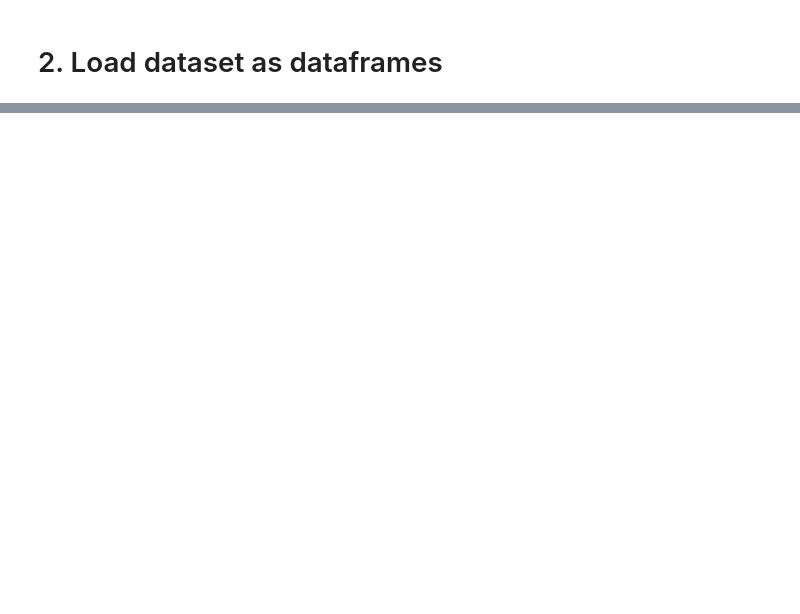
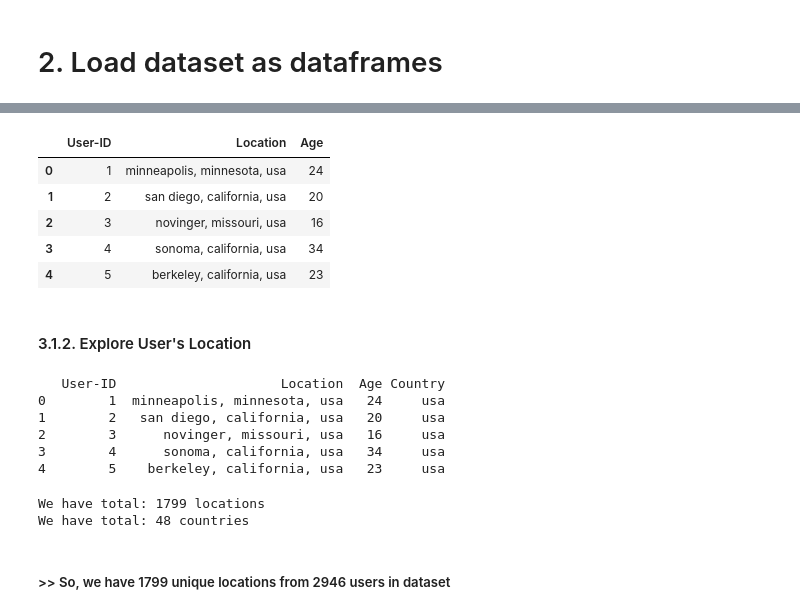
Before and after one commit to TranQuocViet236/RS, a Jupyter notebook: eda_notebook/eda.ipynb, the cells around one changed output, grey strips where cells are left out. Cells and saved outputs as stored; diff of their text form; code cells hidden in the pictures; blank space fills up the shorter version.

```diff
--- a/eda_notebook/eda.ipynb
+++ b/eda_notebook/eda.ipynb
@@ -91,0 +174,11 @@ ParserError: Error tokenizing data. C error: Expected 3 fields in line 3, saw 4
+# %%
+user_info_df.head()
+# %% [output]
+|  | User-ID | Location | Age |
+| 0 | 1 | minneapolis, minnesota, usa | 24 |
+| 1 | 2 | san diego, california, usa | 20 |
+| 2 | 3 | novinger, missouri, usa | 16 |
+| 3 | 4 | sonoma, california, usa | 34 |
+| 4 | 5 | berkeley, california, usa | 23 |
+# %% [markdown]
+#### 3.1.2. Explore User's Location
@@ -91,0 +190,21 @@ ParserError: Error tokenizing data. C error: Expected 3 fields in line 3, saw 4
+# %%
+print(user_info_df.head())
+# %% [output]
+   User-ID                     Location  Age Country
+0        1  minneapolis, minnesota, usa   24     usa
+1        2   san diego, california, usa   20     usa
+2        3      novinger, missouri, usa   16     usa
+3        4      sonoma, california, usa   34     usa
+4        5    berkeley, california, usa   23     usa
+# %%
+# print out all location from all users
+locations = sorted(user_info_df.Location.unique())
+countries = sorted(user_info_df.Country.unique())
+
+print(f'We have total: {len(locations)} locations')
+print(f'We have total: {len(countries)} countries')
+# %% [output]
+We have total: 1799 locations
+We have total: 48 countries
+# %% [markdown]
+##### >> So, we have 1799 unique locations from 2946 users in dataset
```
Also changed, not shown: parts of 43 cells of this notebook, 4 other files.
